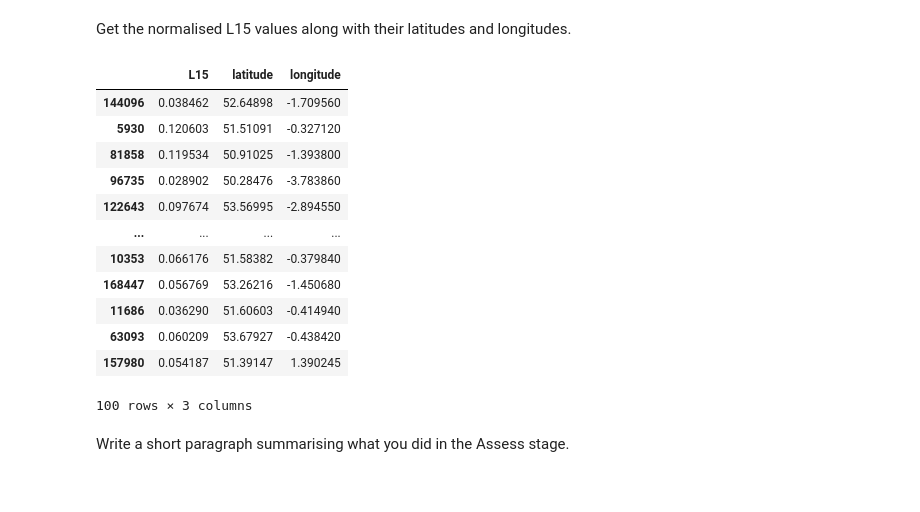
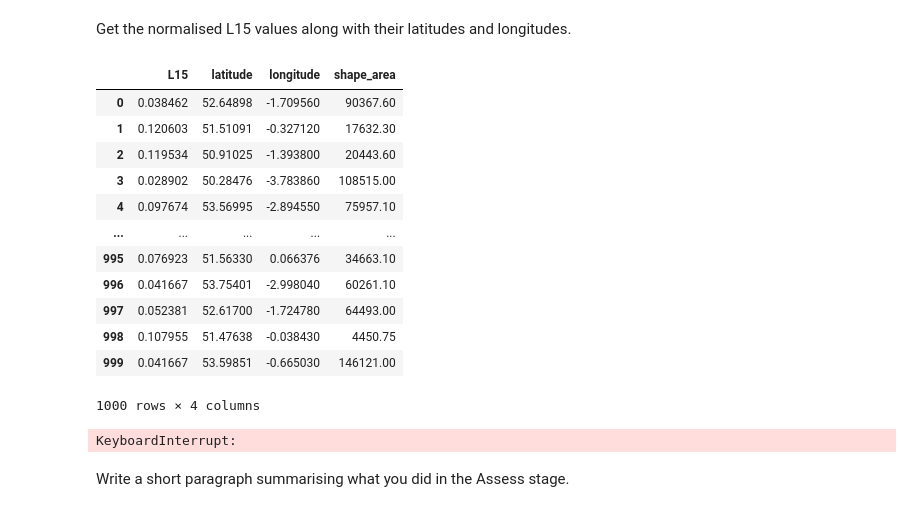
Before and after one commit to jr919cam/jr919_ads_2024, a Jupyter notebook: _notebooks/ads_course_assessment.ipynb, the cells around one changed output. Cells and saved outputs as stored; diff of their text form; code cells hidden in the pictures.

Commit message:
added feature counting

```diff
--- a/_notebooks/ads_course_assessment.ipynb
+++ b/_notebooks/ads_course_assessment.ipynb
@@ -538,27 +541,41 @@ grouped_ns_sec_and_coordinate_df
 # %% [markdown]
 Get the normalised L15 values along with their latitudes and longitudes.
 # %%
-sample_df = grouped_ns_sec_and_coordinate_df.sample(n=100, random_state=1)
+sample_df = grouped_ns_sec_and_coordinate_df.sample(n=1000, random_state=1)
 demographic_columns = ['does_not_apply','L1_L2_L3',	'L4_L5_L6',	'L7',	'L8_L9',	'L10_L11',	'L12',	'L13',	'L14',	'L15' ]
 total_demographics_pop = sample_df[demographic_columns].sum(axis=1)
 
 sample_df[demographic_columns] = sample_df[demographic_columns].div(total_demographics_pop, axis=0)
-norm_l15 = sample_df[['L15', 'latitude', 'longitude']]
+norm_l15 = sample_df[['L15', 'latitude', 'longitude', 'shape_area']].reset_index(drop=True)
 norm_l15
 # %% [output]
-|  | L15 | latitude | longitude |
-| 144096 | 0.038462 | 52.64898 | -1.709560 |
-| 5930 | 0.120603 | 51.51091 | -0.327120 |
-| 81858 | 0.119534 | 50.91025 | -1.393800 |
-| 96735 | 0.028902 | 50.28476 | -3.783860 |
-| 122643 | 0.097674 | 53.56995 | -2.894550 |
-| ... | ... | ... | ... |
-| 10353 | 0.066176 | 51.58382 | -0.379840 |
-| 168447 | 0.056769 | 53.26216 | -1.450680 |
-| 11686 | 0.036290 | 51.60603 | -0.414940 |
-| 63093 | 0.060209 | 53.67927 | -0.438420 |
-| 157980 | 0.054187 | 51.39147 | 1.390245 |
+|  | L15 | latitude | longitude | shape_area |
+| 0 | 0.038462 | 52.64898 | -1.709560 | 90367.60 |
+| 1 | 0.120603 | 51.51091 | -0.327120 | 17632.30 |
+| 2 | 0.119534 | 50.91025 | -1.393800 | 20443.60 |
+| 3 | 0.028902 | 50.28476 | -3.783860 | 108515.00 |
+| 4 | 0.097674 | 53.56995 | -2.894550 | 75957.10 |
+| ... | ... | ... | ... | ... |
+| 995 | 0.076923 | 51.56330 | 0.066376 | 34663.10 |
+| 996 | 0.041667 | 53.75401 | -2.998040 | 60261.10 |
+| 997 | 0.052381 | 52.61700 | -1.724780 | 64493.00 |
+| 998 | 0.107955 | 51.47638 | -0.038430 | 4450.75 |
+| 999 | 0.041667 | 53.59851 | -0.665030 | 146121.00 |
-100 rows × 3 columns
+1000 rows × 4 columns
+# %%
+feature_counts_df = pd.DataFrame({'amenity':[], 'shop':[], 'leisure':[], 'highway':[], 'railway':[]})
+for i in range(len(norm_l15)):
+  lat = norm_l15.loc[i]['latitude']
+  long = norm_l15.loc[i]['longitude']
+  area = norm_l15.loc[i]['shape_area']
+  est_di = (np.sqrt(area / np.pi) * 2) / 1000
+  try:
+    feature_counts_df.loc[len(feature_counts_df)] = list(fynesse.assess.count_pois_near_coordinates(lat, long, tags, est_di).values())
+  except ox._errors.InsufficientResponseError:
+    feature_counts_df.loc[len(feature_counts_df)] = [0, 0, 0, 0, 0]
+feature_counts_df
+# %% [output]
+KeyboardInterrupt:
 # %% [markdown]
 Write a short paragraph summarising what you did in the Assess stage.
 # %% [markdown]
```
Also changed, not shown: parts of 3 cells of this notebook.
